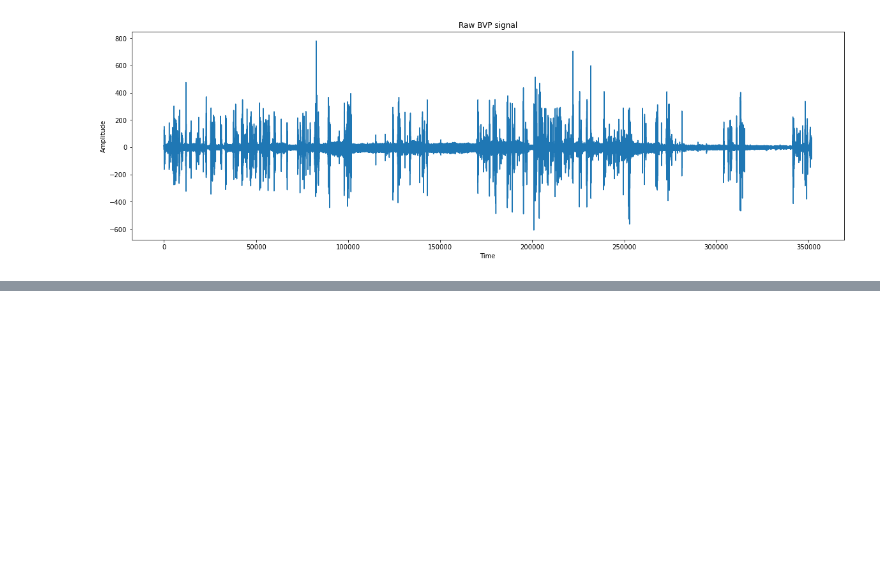
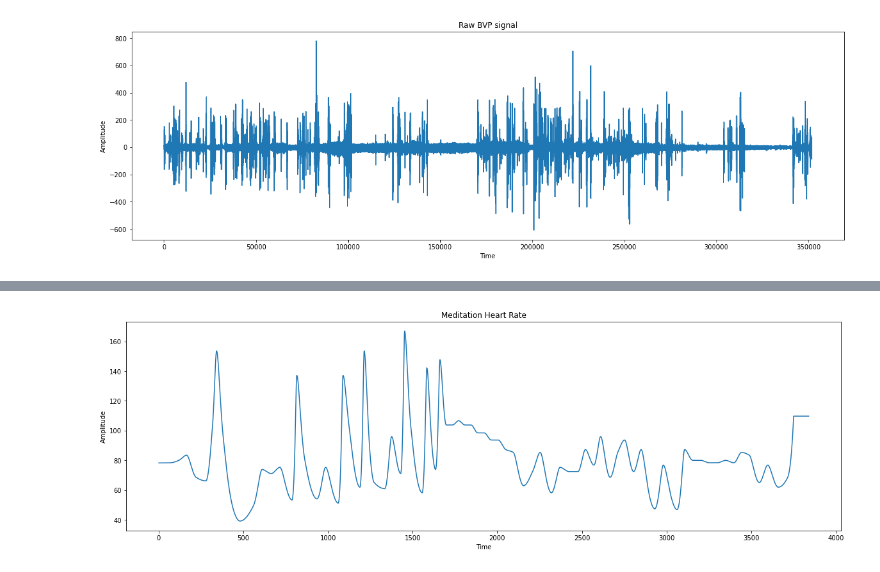
Before and after one commit to nvtu/IEA-AIE-Stress, a Jupyter notebook: analysis/hrv_analysis.ipynb, the cells around one changed output, grey strips where cells are left out. Saved outputs shown, nothing was run; the diff lists cells and outputs as text; code cells hidden in the pictures; blank space fills up the shorter version.

```diff
--- a/analysis/hrv_analysis.ipynb
+++ b/analysis/hrv_analysis.ipynb
@@ -42,0 +60,5 @@ plot_signal(output, title = f'Butterworth filter BVP - {label}')
+# %%
+ppg_signal, info = nk.ppg_process(cleaned_m_signal, sampling_rate = BVP_SAMPLING_RATE)
+plot_signal(ppg_signal['PPG_Rate'], title = 'Meditation Heart Rate')
+# %% [output]
+[figure, added]
```
Also changed, not shown: parts of 18 cells of this notebook, 28 other files.
